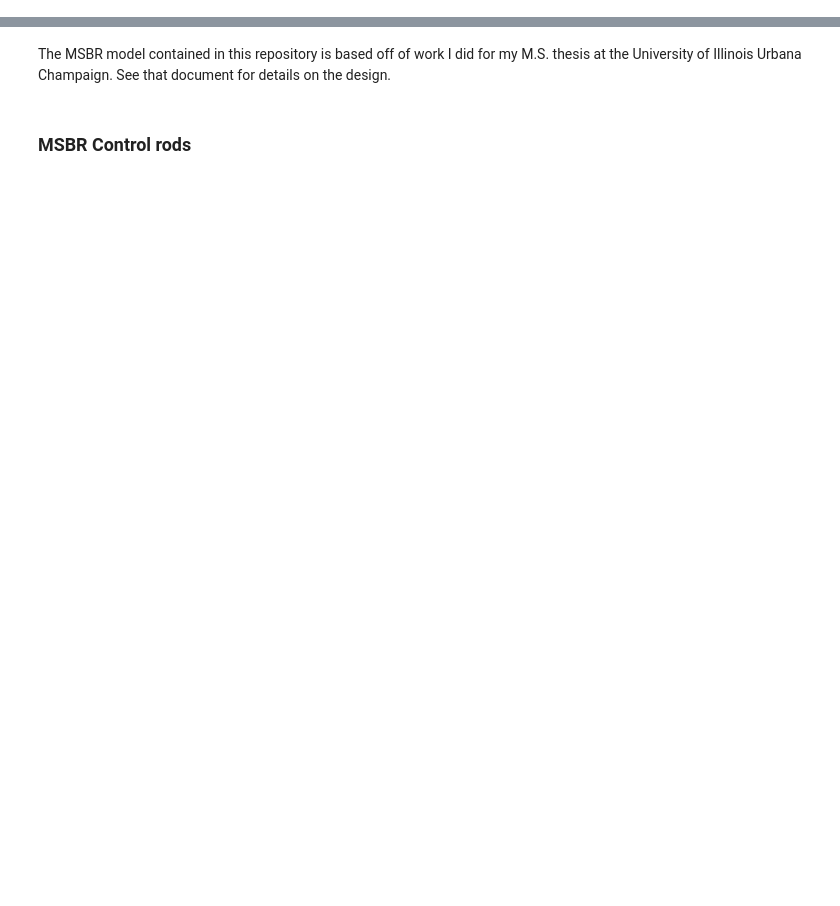
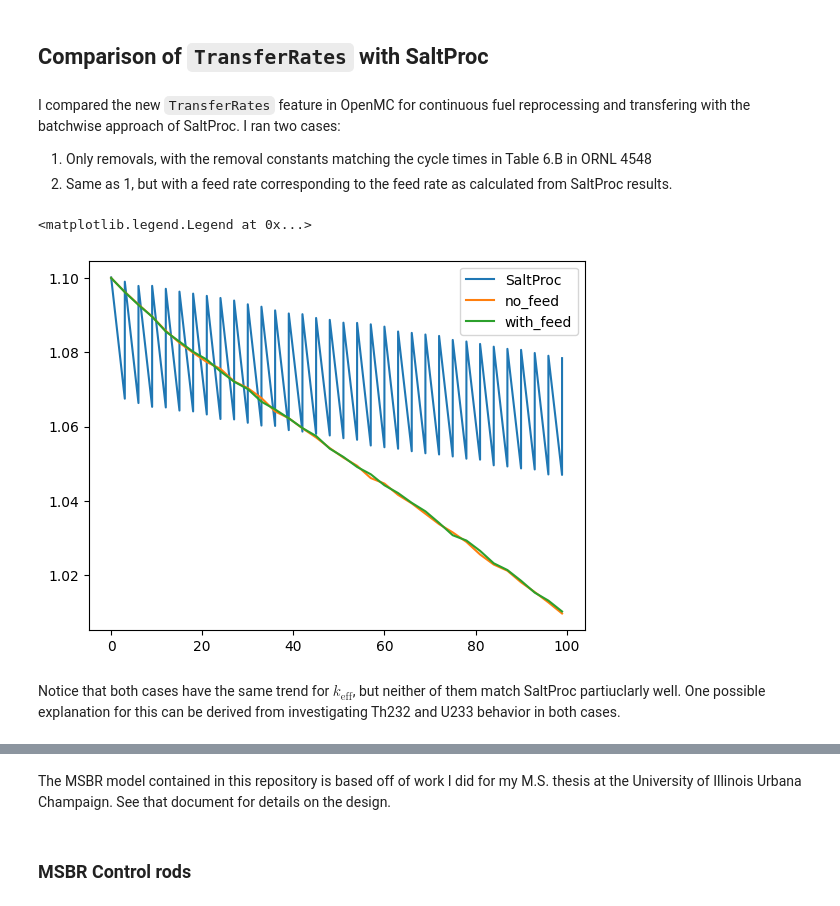
Before and after one commit to yardasol/msbr-transfer-rates, a Jupyter notebook: olek-work-summary.ipynb, the cells around one changed output, grey strips where cells are left out. Saved outputs shown, nothing was run; the diff lists cells and outputs as text; code cells hidden in the pictures; blank space fills up the shorter version.

```diff
--- a/olek-work-summary.ipynb
+++ b/olek-work-summary.ipynb
@@ -0,0 +1,7 @@
+# %% [markdown]
+## Comparison of `TransferRates` with SaltProc
+# %% [markdown]
+I compared the new `TransferRates` feature in OpenMC for continuous fuel reprocessing and transfering with the batchwise approach of SaltProc. I ran two cases:
+
+1. Only removals, with the removal constants matching the cycle times in Table 6.B in ORNL 4548
+2. Same as 1, but with a feed rate corresponding to the feed rate as calculated from SaltProc results.
@@ -0,0 +14,23 @@
+# %%
+ref_res = saltproc.Results('../2022-yardas-ms/model/openmc/saltproc_runtime/saltproc_results.h5')
+dep_no_feed = Results('no_feeding/depletion_results.h5')
+dep_with_feed = Results('with_feeding/depletion_results.h5')
+# %%
+time = dep_no_feed.get_times()
+ref_time = ref_res.time_total
+ref_time_idx = np.where(ref_time == time[-1])[0][-1] + 1
+ref_time = ref_time[:ref_time_idx]
+
+keff_ref = [k.n for k in ref_res.keff[:ref_time_idx]]
+keff_no_feed = dep_no_feed.get_keff()[1][:,0]
+keff_with_feed = dep_with_feed.get_keff()[1][:,0]
+# %%
+plt.plot(ref_time, keff_ref, label='SaltProc')
+plt.plot(time, keff_no_feed, label='no_feed')
+plt.plot(time, keff_with_feed, label='with_feed')
+plt.legend()
+# %% [output]
+<matplotlib.legend.Legend at 0x...>
+[figure, added]
+# %% [markdown]
+Notice that both cases have the same trend for $k_\text{eff}$, but neither of them match SaltProc partiuclarly well. One possible explanation for this can be derived from investigating Th232 and U233 behavior in both cases.
```
Also changed, not shown: parts of 17 cells of this notebook, 40 other files.
